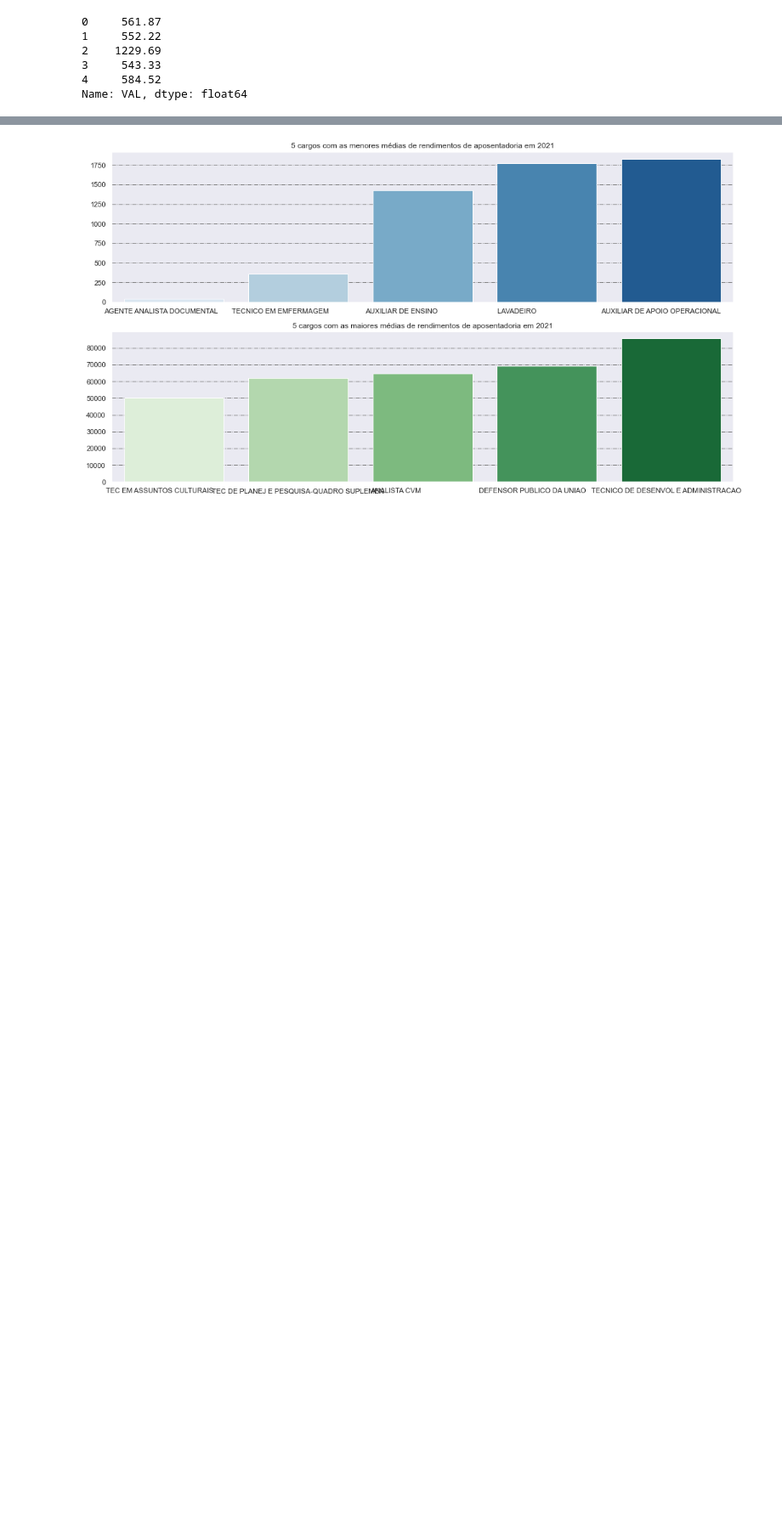
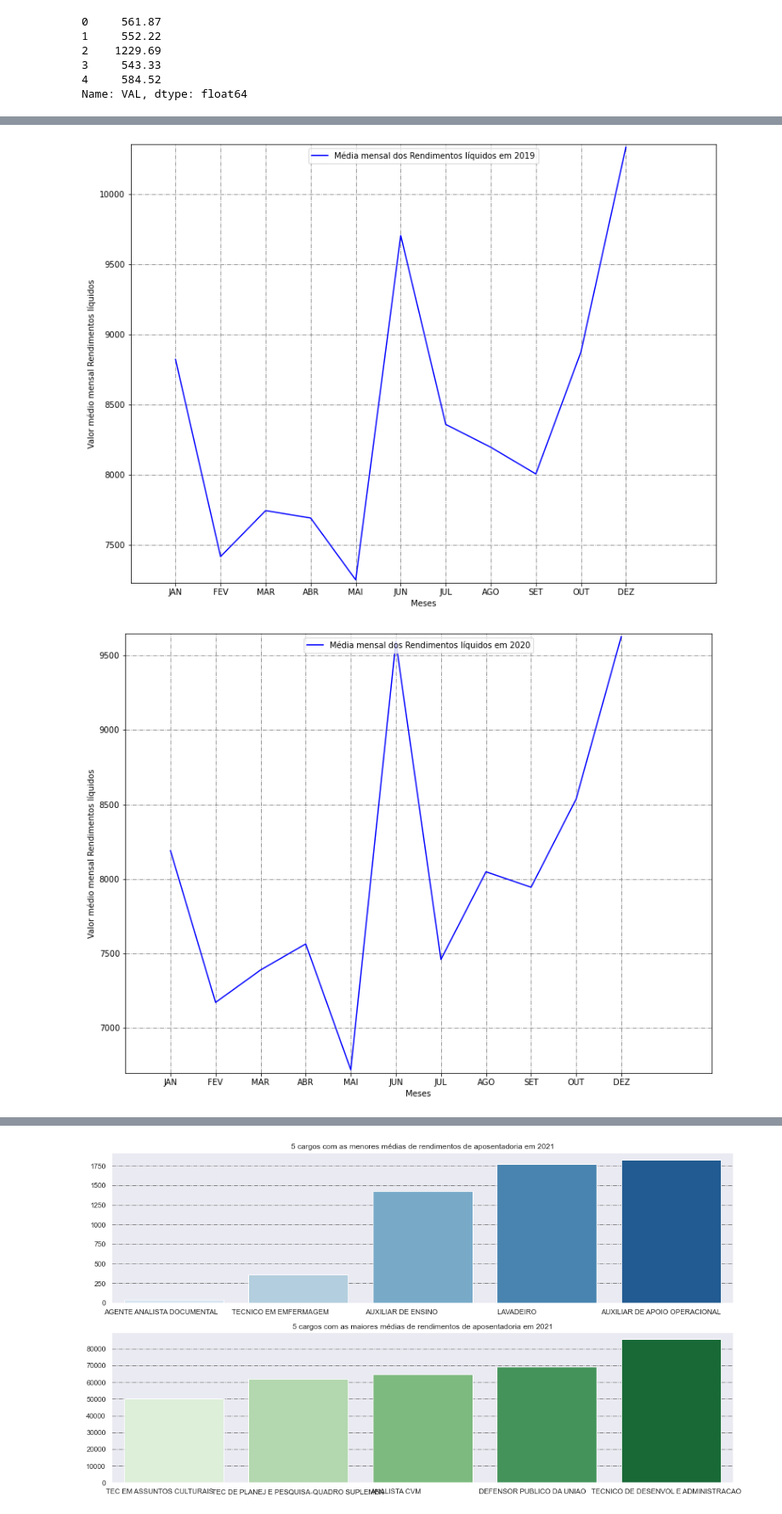
Before and after one commit to ghastcmd/data-science-project, a Jupyter notebook: Projeto.ipynb, the cells around one changed output, grey strips where cells are left out. Shown at 85% size. Drawn from its saved outputs; the diff is of its cells as text; code cells hidden in the pictures; blank space fills up the shorter version.

Commit message:
medias e medianas de aposentadoria por mes

```diff
--- a/Projeto.ipynb
+++ b/Projeto.ipynb
@@ -256,0 +303,37 @@ fig.savefig('Mediana mensal dos abonos em 2021.png', format='png', dpi=100)
+# %%
+for i in range(len(df_aposentados)):
+    df_aposentados[i]['Mes'], df_aposentados[i]['Ano'] = MesAnoAposentadoria(df_aposentados[i])
+# %%
+def rendimento_liq_para_float(df_apos):
+  df_apos['Rendimento_liq'] = df_apos['Rendimento_liq'].str.replace('.', '', regex=False)
+  df_apos['Rendimento_liq'] = df_apos['Rendimento_liq'].str.replace(',', '.').astype(float)
+# %%
+for i in range(len(df_aposentados)):
+  rendimento_liq_para_float(df_aposentados[i])
+# %%
+#Média dos anos anteriores a 2021 - APOSENTADOS
+def mediaAposentados(df_apos, index):
+    meses = ['JAN', 'FEV', 'MAR', 'ABR', 'MAI', 'JUN', 'JUL', 'AGO', 'SET', 'OUT', 'DEZ']
+    meses_medias = list(df_apos.groupby('Mes').Rendimento_liq.mean())
+
+    fig = plt.figure(figsize=(13, 10))
+    plt.plot(meses, meses_medias, color = 'blue')
+    plt.ylim(min(meses_medias)-20, max(meses_medias)+20)
+    plt.xlim(-1, 12)
+
+    plt.rc('grid', linestyle="-.", color='gray')
+    plt.grid(True)
+
+    plt.xlabel('Meses')
+    plt.ylabel('Valor médio mensal Rendimentos líquidos')
+    plt.legend(['Média mensal dos Rendimentos líquidos em '+anos_ap[index]], loc=9)
+    plt.show()
+    fig_name = 'valor médio mensal dos Rendimentos líquidos em {}'.format(anos_ap[i])
+    fig.savefig(fig_name+'.png', formAPOSENTADOS_092019at='png', dpi=100)
+    return meses_medias
+mediasAposentados = []
+for i in range(len(df_aposentados)):
+    mediasAposentados.append(mediaAposentados(df_aposentados[i], i))
+# %% [output]
+[figure, added]
+[figure, added]
```
Also changed, not shown: parts of 14 cells of this notebook.
